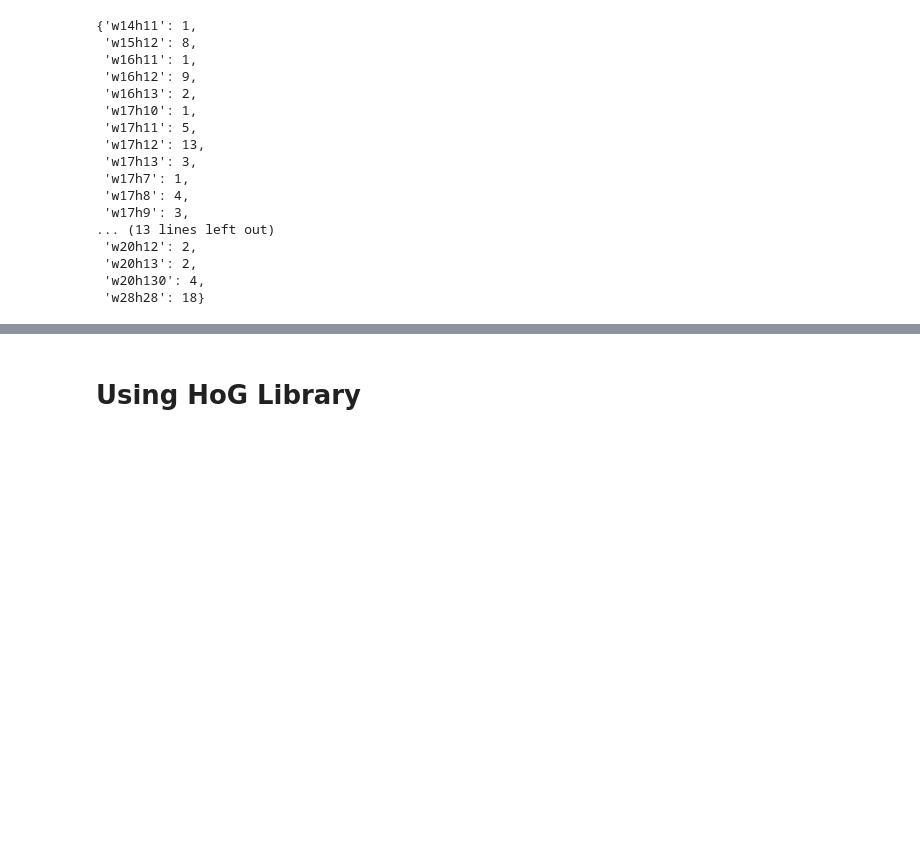
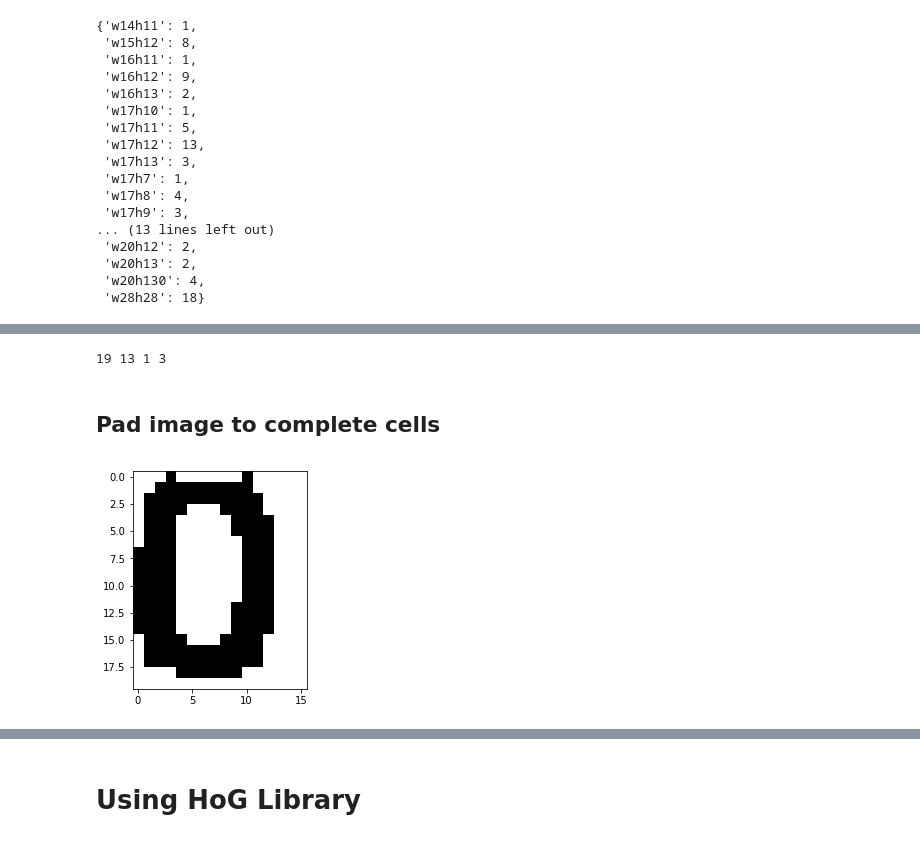
Before and after one commit to gabrieldelaparra/CC5509-2017-2-Tarea1, a Jupyter notebook: tarea1.ipynb, the cells around one changed output, grey strips where cells are left out. Saved outputs shown, nothing was run; the diff lists cells and outputs as text; code cells hidden in the pictures; blank space fills up the shorter version.

```diff
--- a/tarea1.ipynb
+++ b/tarea1.ipynb
@@ -451,0 +474,20 @@ hist
+# %%
+cX, cY = (4,4)
+w, h = sampleCero.shape
+padX = cX - (w % cX)
+padY = cY - (h % cY)
+print(w,h, padX, padY)
+# %% [output]
+19 13 1 3
+# %% [markdown]
+## Pad image to complete cells
+# %%
+paddedImage = np.zeros((w+padX, h+padY))
+paddedImage.fill(255)
+for x in range(w):
+    for y in range(h):
+        paddedImage[x,y] = sampleCero[x,y]
+plt.imshow(paddedImage,cmap='gray')
+plt.show()
+# %% [output]
+[figure, added]
```
Also changed, not shown: parts of 10 cells of this notebook.
